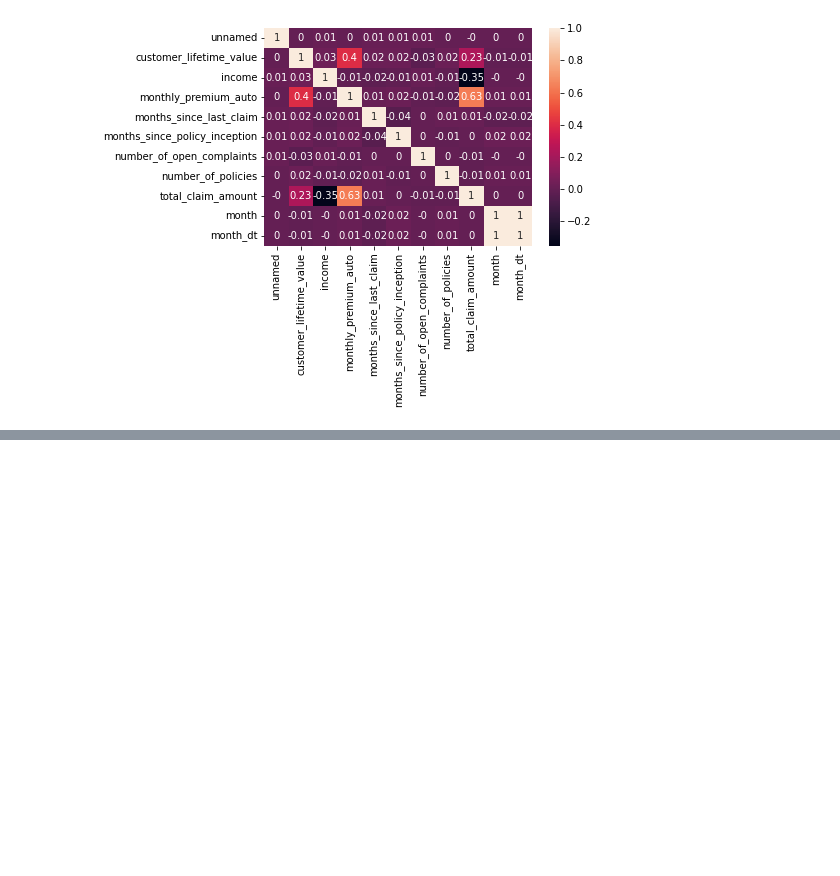
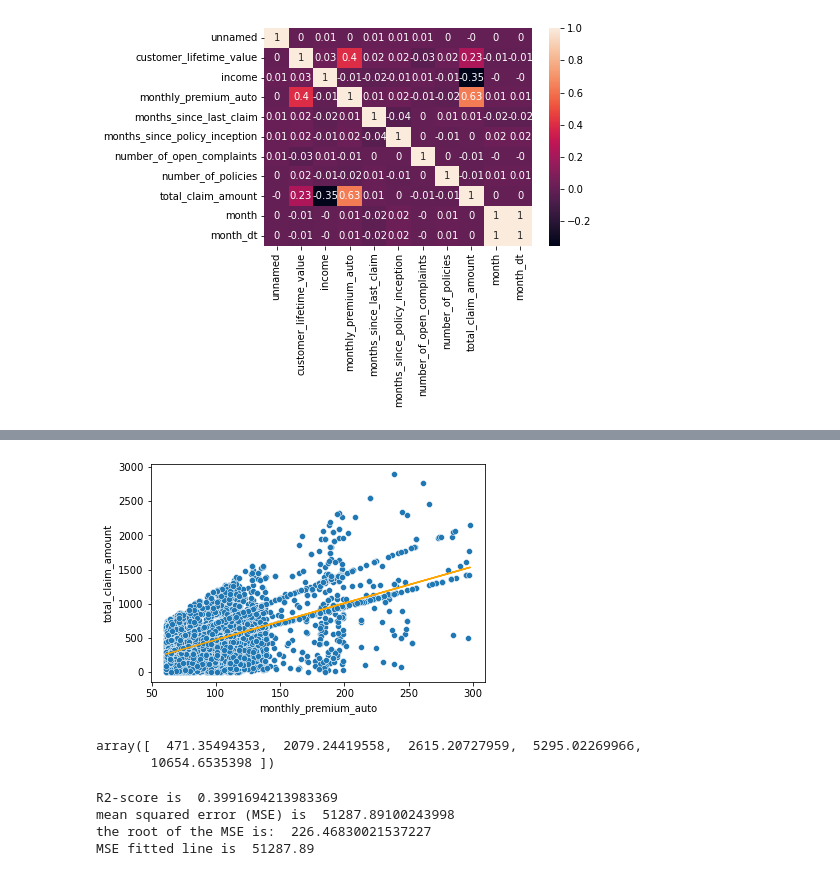
Before and after one commit to hollyjanedalton/lab-customer-analysis-round-2, a Jupyter notebook: files_for_lab/csv_files/Day 2_Lab2.ipynb, the cells around one changed output, grey strips where cells are left out. Drawn from its saved outputs; the diff is of its cells as text; code cells hidden in the pictures; blank space fills up the shorter version.

```diff
--- a/files_for_lab/csv_files/Day 2_Lab2.ipynb
+++ b/files_for_lab/csv_files/Day 2_Lab2.ipynb
@@ -596,0 +607,4 @@ plt.show()
+# %%
+#Determine values of x and y. X is a dataframe because it's the target
+y = numerical_df['total_claim_amount']
+X = numerical_df[['monthly_premium_auto']]
@@ -596,0 +615,11 @@ plt.show()
+# %%
+# to perform the linear regression we'll use the sklearn implementation of linear regression
+# we will use sklearn a lot
+
+# we first create the model. This just tells python to be ready to use a linear model,
+#it does not actually compute anything yet
+
+from sklearn import linear_model
+from sklearn.metrics import mean_squared_error
+
+lm = linear_model.LinearRegression()
@@ -596,0 +638,27 @@ plt.show()
+# %%
+#let's visualize this result
+#regression line= mx +b   (m=slope), b= y intercept
+regression_line = lm.intercept_ + lm.coef_[0]*numerical_df['monthly_premium_auto']
+plt.plot(numerical_df['monthly_premium_auto'], regression_line, c = 'orange')
+sns.scatterplot(x='monthly_premium_auto',y='total_claim_amount',data=numerical_df)
+plt.show()
+# %% [output]
+[figure, added]
+# %%
+#we can use this model to predict new or unseen datapoints
+lm.predict([[100],[400],[500],[1000], [2000]])
+# %% [output]
+array([  471.35494353,  2079.24419558,  2615.20727959,  5295.02269966,
+       10654.6535398 ])
+# %%
+print("R2-score is ", lm.score(X,y))
+
+y_pred = lm.predict(X)
+print("mean squared error (MSE) is ", mean_squared_error(y_pred,y))
+print("the root of the MSE is: ", np.sqrt(mean_squared_error(y_pred,y)))
+print("MSE fitted line is ", round(mean_squared_error(regression_line, y),2))
+# %% [output]
+R2-score is  0.3991694213983369
+mean squared error (MSE) is  51287.89100243998
+the root of the MSE is:  226.46830021537227
+MSE fitted line is  51287.89
```
Also changed, not shown: parts of 18 cells of this notebook.
